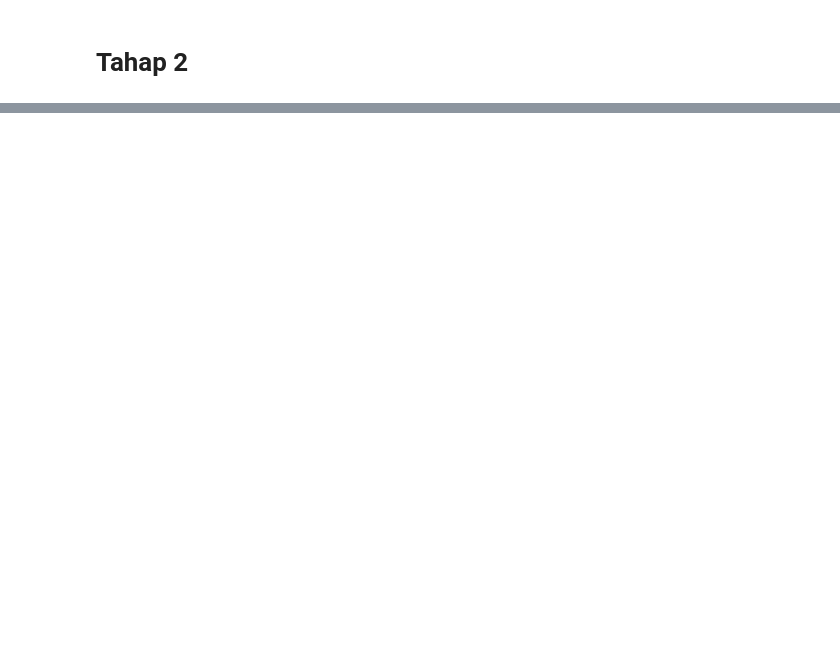
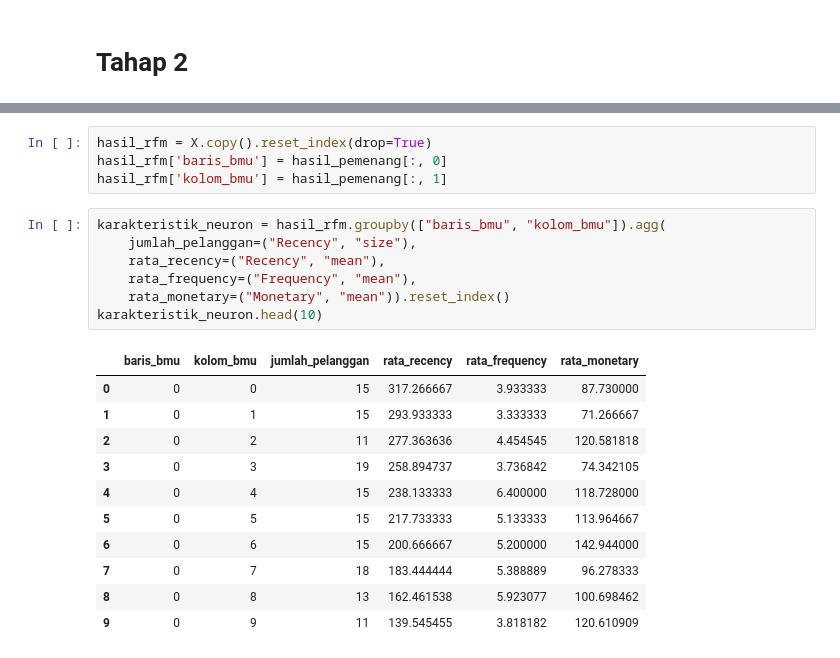
Before and after one commit to valencxiaxD/Mini-Proyek---Kecerdasan-Artifisial, a Jupyter notebook: mini_proyek.ipynb, the cells around one changed output, grey strips where cells are left out. Drawn from its saved outputs; the diff is of its cells as text; blank space fills up the shorter version.

```diff
--- a/mini_proyek.ipynb
+++ b/mini_proyek.ipynb
@@ -300,0 +350,23 @@ class SOM:
+# %%
+hasil_rfm = X.copy().reset_index(drop=True)
+hasil_rfm['baris_bmu'] = hasil_pemenang[:, 0]
+hasil_rfm['kolom_bmu'] = hasil_pemenang[:, 1]
+# %%
+karakteristik_neuron = hasil_rfm.groupby(["baris_bmu", "kolom_bmu"]).agg(
+    jumlah_pelanggan=("Recency", "size"),
+    rata_recency=("Recency", "mean"),
+    rata_frequency=("Frequency", "mean"),
+    rata_monetary=("Monetary", "mean")).reset_index()
+karakteristik_neuron.head(10)
+# %% [output]
+|  | baris_bmu | kolom_bmu | jumlah_pelanggan | rata_recency | rata_frequency | rata_monetary |
+| 0 | 0 | 0 | 15 | 317.266667 | 3.933333 | 87.730000 |
+| 1 | 0 | 1 | 15 | 293.933333 | 3.333333 | 71.266667 |
+| 2 | 0 | 2 | 11 | 277.363636 | 4.454545 | 120.581818 |
+| 3 | 0 | 3 | 19 | 258.894737 | 3.736842 | 74.342105 |
+| 4 | 0 | 4 | 15 | 238.133333 | 6.400000 | 118.728000 |
+| 5 | 0 | 5 | 15 | 217.733333 | 5.133333 | 113.964667 |
+| 6 | 0 | 6 | 15 | 200.666667 | 5.200000 | 142.944000 |
+| 7 | 0 | 7 | 18 | 183.444444 | 5.388889 | 96.278333 |
+| 8 | 0 | 8 | 13 | 162.461538 | 5.923077 | 100.698462 |
+| 9 | 0 | 9 | 11 | 139.545455 | 3.818182 | 120.610909 |
```
Also changed, not shown: parts of 13 cells of this notebook.
